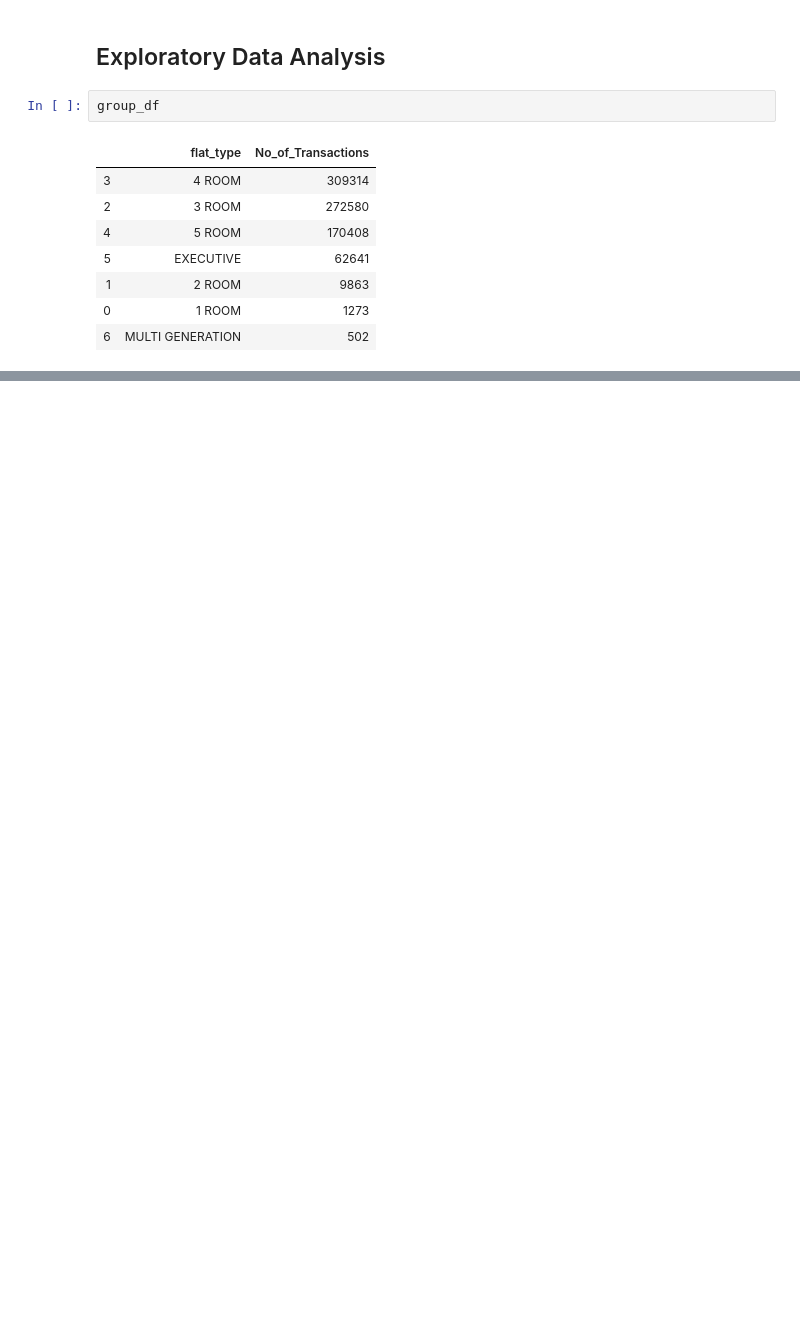
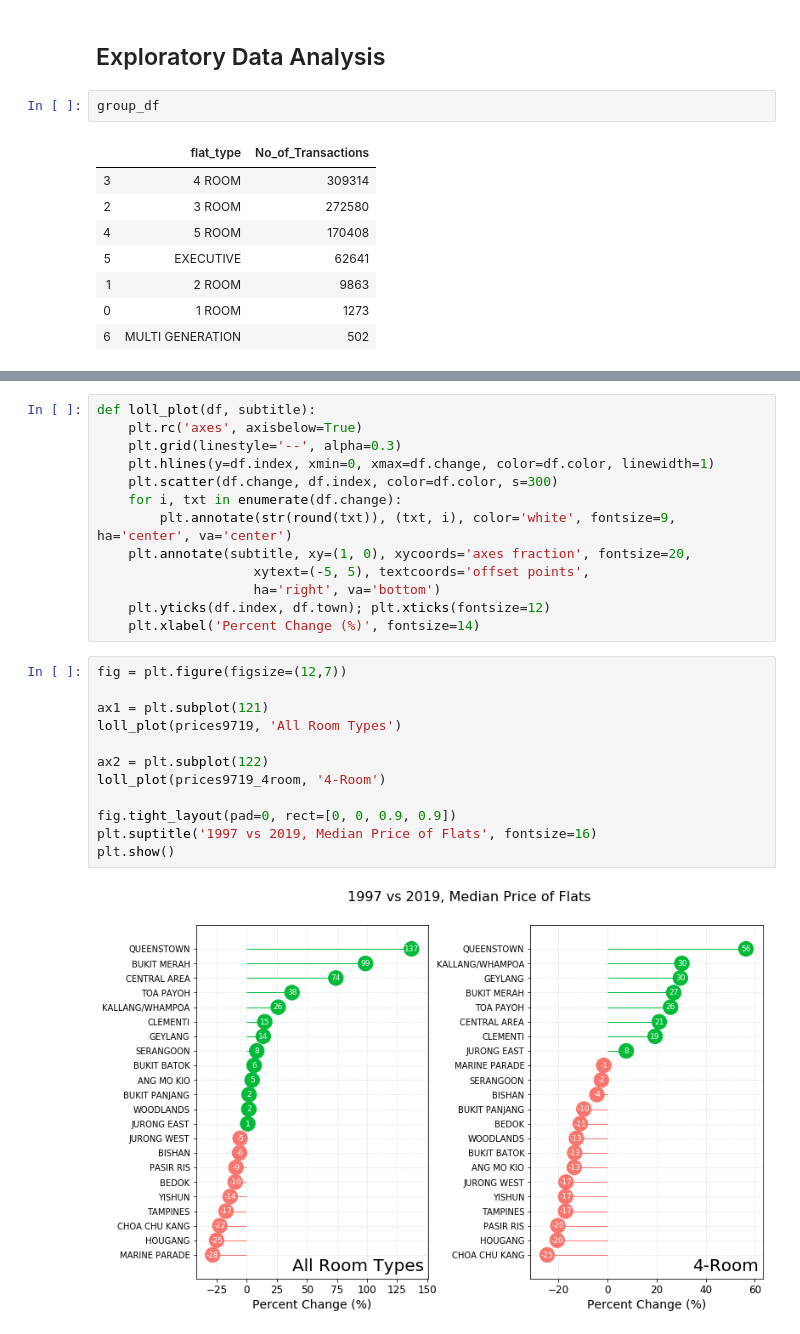
Before and after one commit to teyang-lau/HDB_Resale_Prices, a Jupyter notebook: flat_prices.ipynb, the cells around one changed output, grey strips where cells are left out. Saved outputs shown, nothing was run; the diff lists cells and outputs as text; blank space fills up the shorter version.

```diff
--- a/flat_prices.ipynb
+++ b/flat_prices.ipynb
@@ -319,0 +381,27 @@ fig.show()
+# %%
+def loll_plot(df, subtitle):
+    plt.rc('axes', axisbelow=True)
+    plt.grid(linestyle='--', alpha=0.3)
+    plt.hlines(y=df.index, xmin=0, xmax=df.change, color=df.color, linewidth=1)
+    plt.scatter(df.change, df.index, color=df.color, s=300)
+    for i, txt in enumerate(df.change):
+        plt.annotate(str(round(txt)), (txt, i), color='white', fontsize=9, ha='center', va='center')
+    plt.annotate(subtitle, xy=(1, 0), xycoords='axes fraction', fontsize=20,
+                    xytext=(-5, 5), textcoords='offset points',
+                    ha='right', va='bottom')
+    plt.yticks(df.index, df.town); plt.xticks(fontsize=12)
+    plt.xlabel('Percent Change (%)', fontsize=14)
+# %%
+fig = plt.figure(figsize=(12,7))
+
+ax1 = plt.subplot(121)
+loll_plot(prices9719, 'All Room Types')
+
+ax2 = plt.subplot(122)
+loll_plot(prices9719_4room, '4-Room')
+
+fig.tight_layout(pad=0, rect=[0, 0, 0.9, 0.9])
+plt.suptitle('1997 vs 2019, Median Price of Flats', fontsize=16)
+plt.show()
+# %% [output]
+[figure, added]
```
Also changed, not shown: parts of 8 cells of this notebook.
